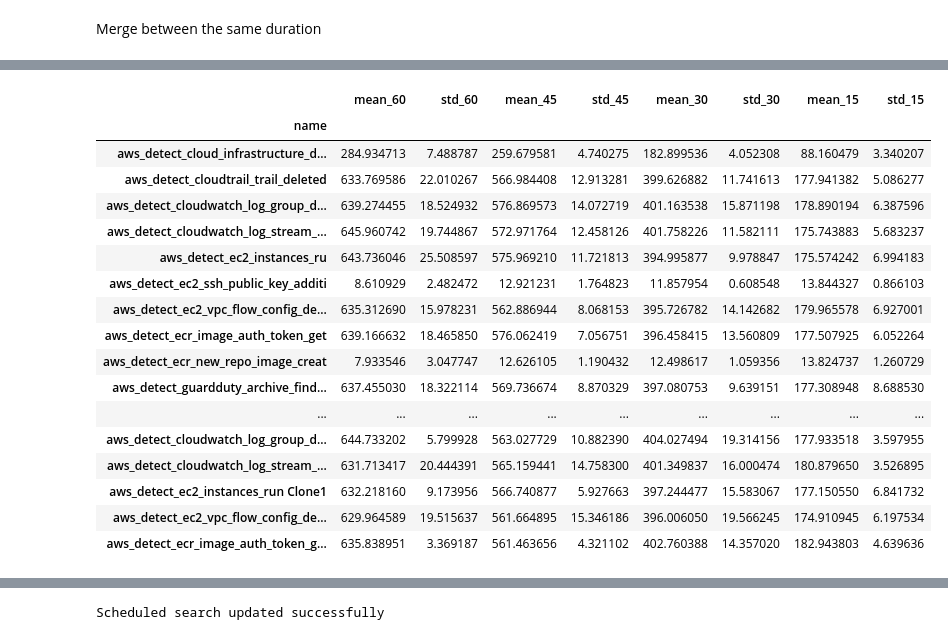
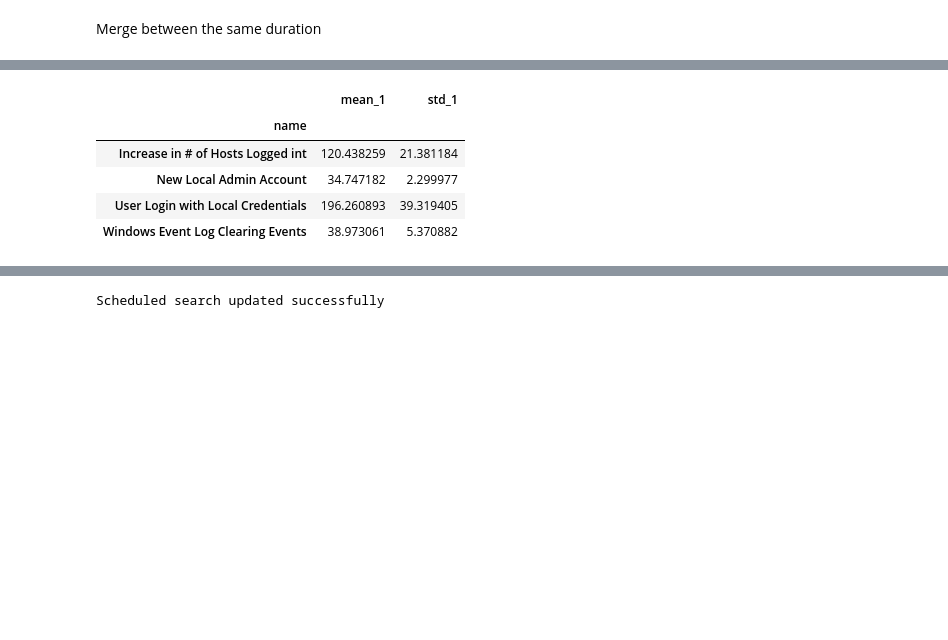
Before and after one commit to sapirani/GreenSecurityMeasurementAndOptimizationFramework, a Jupyter notebook: splunk_analysis.ipynb, the cells around one changed output, grey strips where cells are left out. Cells and saved outputs as stored; diff of their text form; code cells hidden in the pictures; blank space fills up the shorter version.

```diff
--- a/splunk_analysis.ipynb
+++ b/splunk_analysis.ipynb
@@ -253,7 +256,7 @@ relevant_processes_pid_names_grouped_dict = {}
 relevant_processes_pid_names_mean_windows_dict = {}
 relevant_names_inegral_dict = {}
 
-path = fr"../../Repositories/GreenSecurity-FirstExperiment/Dell Inc. Linux 5.15.0-70-generic/Splunk Enterprise SIEM/Power Saver Plan/One Scan/"
+# path = fr"../../Repositories/GreenSecurity-FirstExperiment/Dell Inc. Linux 5.15.0-70-generic/Splunk Enterprise SIEM/Power Saver Plan/One Scan/"
 for measurment_name in measurement_dirs:
     pid_1_times = set(exp_dfs[measurment_name].groupby('pid').count().where(lambda x: x==1).dropna().index)
     name_1_times = exp_dfs[measurment_name].where(lambda x: x.pid.isin(pid_1_times))[['name','pid']]
@@ -284,7 +287,7 @@ for measurment_name in measurement_dirs:
             labelFontSize=15
         )
     with alt.data_transformers.enable('default'):
-        chart.save(f"{path}{measurment_name}/graphs/interactive_line.html")
+        chart.save(f"{path}/{measurment_name}/graphs/interactive_line.html")
     ##########################
 
     #####Create a chart########
@@ -308,7 +311,7 @@ for measurment_name in measurement_dirs:
                 labelFontSize=15
             )
     with alt.data_transformers.enable('default'):
-        chart2.save(f"{path}{measurment_name}/graphs/total_cpu.html")
+        chart2.save(f"{path}/{measurment_name}/graphs/total_cpu.html")
     ##########################
 
     relevant_processes_pid_names_grouped = relevant_processes_pid_names.groupby('name').mean()
@@ -356,0 +346,3 @@ durations
+# %%
+durations = ["enable_24","enable_48","disable_24","disable_48"]
+durations
@@ -356,0 +351,16 @@ durations
+# %%
+import subprocess
+import os
+dirs = {f'Measurement {i}'for i in rng}
+logs_len_list = []
+for j,i in enumerate(rng):
+    # load processes data from csv
+    path = fr"./VMware, Inc. Linux 3.10.0-1160.88.1.el7.x86_64/Splunk Enterprise SIEM/Power Saver Plan/One Scan/Measurement {i}"
+    cpu_df, memory_df, all_processes_df, disk_df = load_tables(path)
+    # find the start and end time of all processes_df
+    start_time = all_processes_df[CPUColumns.TIME].min().strftime('%m/%d/%Y:%H:%M:%S')
+    end_time = all_processes_df[CPUColumns.TIME].max().strftime('%m/%d/%Y:%H:%M:%S')
+    command = f'echo sH231294| sudo -S -E env "PATH=$PATH" splunk search "index=main where (earliest="{start_time}" latest="{end_time}")" -output csv -maxout 0 -auth shouei:sH231294 > "{path}/logs.csv"'
+    print(command)
+    # run the bash command
+    subprocess.run(command, shell=True)
@@ -358,9 +381,10 @@ durations
 dirs = {f'Measurement {i}'for i in rng}
 logs_len_list = []
 for j,i in enumerate(rng):
-    print(j)
+    # print(j)
+    path = fr"./VMware, Inc. Linux 3.10.0-1160.88.1.el7.x86_64/Splunk Enterprise SIEM/Power Saver Plan/One Scan/Measurement {i}"
     curr_duration = durations[j%len(durations)]
-    logs = pd.read_csv(fr"{path}/{f'Measurement {i}'}/logs_output.csv")
+    logs = pd.read_csv(fr"{path}/logs.csv")
     logs._time = pd.to_datetime(logs._time)
     logs = logs.where(lambda x: x._time.dt.hour == logs._time.dt.hour.unique().min())
     logs_len_list.append(len(logs.dropna()))
@@ -792,33 +670,21 @@ array([[Timestamp('2023-05-26 08:00:01.287491072+0000', tz='UTC'),
 # %%
 # concatenate the three data frames along the columns axis
 merged_df = pd.concat([x for x in relevant_names_inegral_dict.values()], axis=1)
-durations = range(60, 0, -15)
+durations = [1]
 num_of_different_durations = len([x for x in durations])
 # select even and odd columns from the 'CPU(%)' columns
 mean_std_df = pd.concat([merged_df.iloc[:, i::num_of_different_durations].agg(['mean', 'std'], axis=1).add_suffix('_'+str(durations[i])) for i in range(num_of_different_durations)], axis=1)
 # mean_std_df.iloc[:, 0:2].columns = mean_std_df.iloc[:, 0:2].add_suffix('_odd').columns
 # mean_std_df.iloc[:, 2:4].columns = mean_std_df.iloc[:, 2:4].add_suffix('_even').columns
 # print the final dataframe
 mean_std_df
 # %% [output]
-|  | mean_60 | std_60 | mean_45 | std_45 | mean_30 | std_30 | mean_15 | std_15 |
-| name |  |  |  |  |  |  |  |  |
-| aws_detect_cloud_infrastructure_d... | 284.934713 | 7.488787 | 259.679581 | 4.740275 | 182.899536 | 4.052308 | 88.160479 | 3.340207 |
-| aws_detect_cloudtrail_trail_deleted | 633.769586 | 22.010267 | 566.984408 | 12.913281 | 399.626882 | 11.741613 | 177.941382 | 5.086277 |
-| aws_detect_cloudwatch_log_group_d... | 639.274455 | 18.524932 | 576.869573 | 14.072719 | 401.163538 | 15.871198 | 178.890194 | 6.387596 |
-| aws_detect_cloudwatch_log_stream_... | 645.960742 | 19.744867 | 572.971764 | 12.458126 | 401.758226 | 11.582111 | 175.743883 | 5.683237 |
-| aws_detect_ec2_instances_ru | 643.736046 | 25.508597 | 575.969210 | 11.721813 | 394.995877 | 9.978847 | 175.574242 | 6.994183 |
-| aws_detect_ec2_ssh_public_key_additi | 8.610929 | 2.482472 | 12.921231 | 1.764823 | 11.857954 | 0.608548 | 13.844327 | 0.866103 |
-| aws_detect_ec2_vpc_flow_config_de... | 635.312690 | 15.978231 | 562.886944 | 8.068153 | 395.726782 | 14.142682 | 179.965578 | 6.927001 |
-| aws_detect_ecr_image_auth_token_get | 639.166632 | 18.465850 | 576.062419 | 7.056751 | 396.458415 | 13.560809 | 177.507925 | 6.052264 |
-| aws_detect_ecr_new_repo_image_creat | 7.933546 | 3.047747 | 12.626105 | 1.190432 | 12.498617 | 1.059356 | 13.824737 | 1.260729 |
-| aws_detect_guardduty_archive_find... | 637.455030 | 18.322114 | 569.736674 | 8.870329 | 397.080753 | 9.639151 | 177.308948 | 8.688530 |
-| ... | ... | ... | ... | ... | ... | ... | ... | ... |
-| aws_detect_cloudwatch_log_group_d... | 644.733202 | 5.799928 | 563.027729 | 10.882390 | 404.027494 | 19.314156 | 177.933518 | 3.597955 |
-| aws_detect_cloudwatch_log_stream_... | 631.713417 | 20.444391 | 565.159441 | 14.758300 | 401.349837 | 16.000474 | 180.879650 | 3.526895 |
-| aws_detect_ec2_instances_run Clone1 | 632.218160 | 9.173956 | 566.740877 | 5.927663 | 397.244477 | 15.583067 | 177.150550 | 6.841732 |
-| aws_detect_ec2_vpc_flow_config_de... | 629.964589 | 19.515637 | 561.664895 | 15.346186 | 396.006050 | 19.566245 | 174.910945 | 6.197534 |
-| aws_detect_ecr_image_auth_token_g... | 635.838951 | 3.369187 | 561.463656 | 4.321102 | 402.760388 | 14.357020 | 182.943803 | 4.639636 |
+|  | mean_1 | std_1 |
+| name |  |  |
+| Increase in # of Hosts Logged int | 120.438259 | 21.381184 |
+| New Local Admin Account | 34.747182 | 2.299977 |
+| User Login with Local Credentials | 196.260893 | 39.319405 |
+| Windows Event Log Clearing Events | 38.973061 | 5.370882 |
 # %%
 
 # Set up the figure
```
Also changed, not shown: parts of 61 cells of this notebook, 12 other files.
